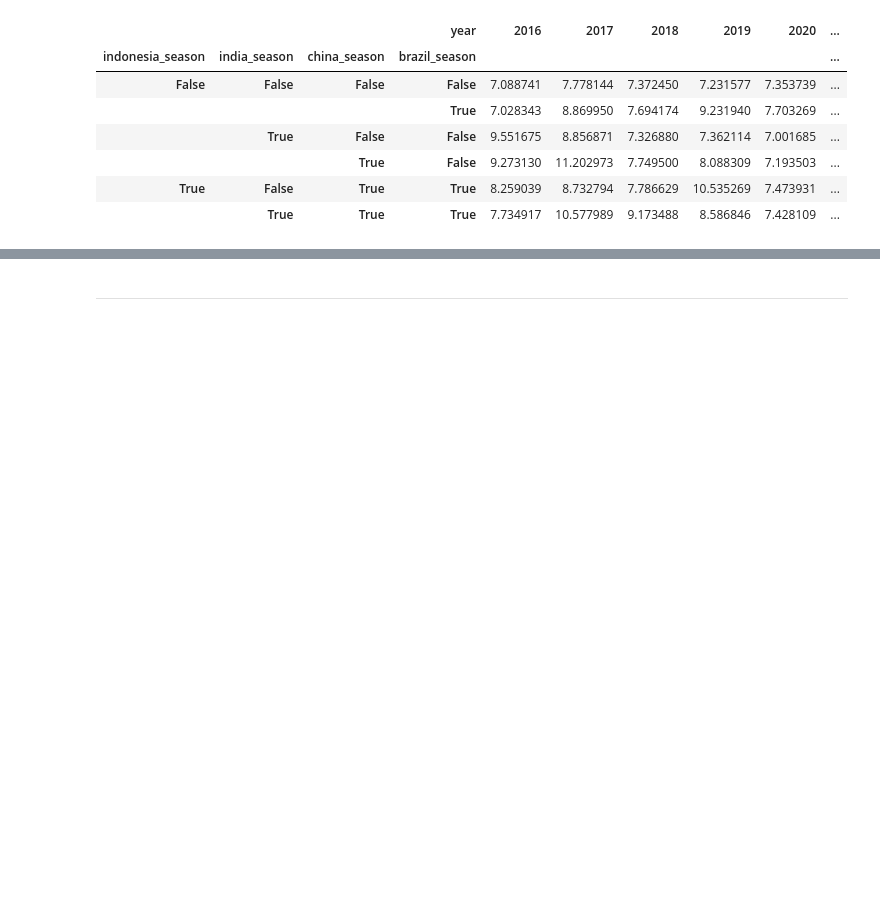
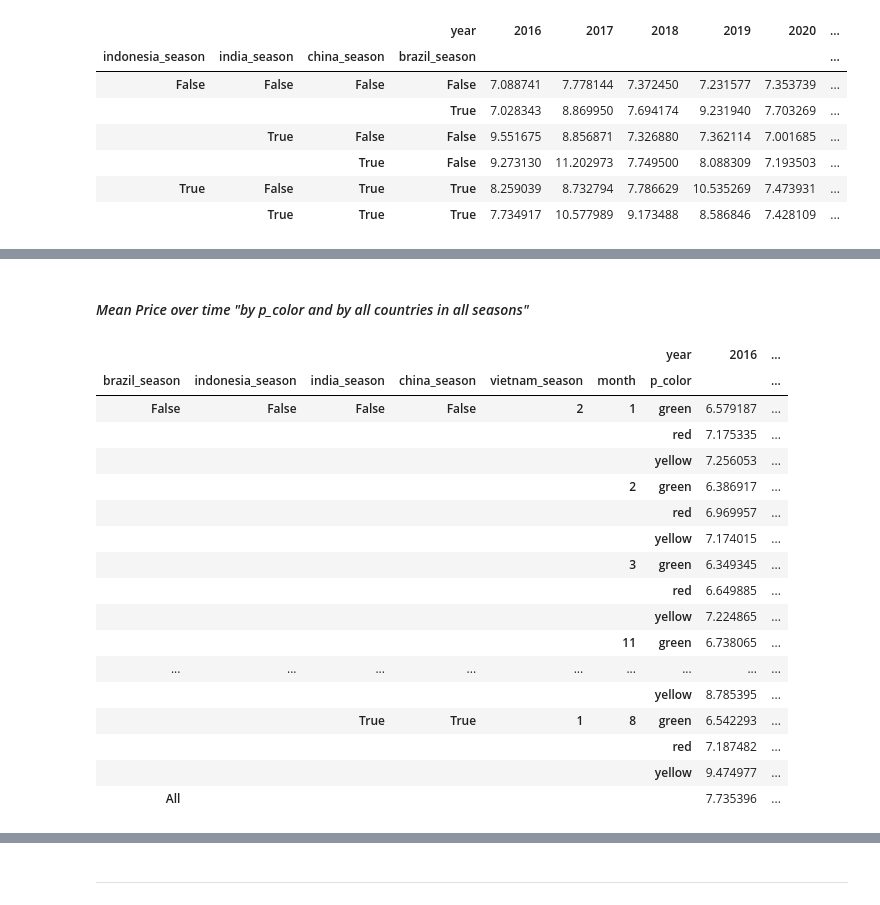
Before and after one commit to omar-ammar0/Intern_Final_Project, a Jupyter notebook: notebooks/Data_Cleaning/Task_1.ipynb, the cells around one changed output, grey strips where cells are left out. Saved outputs shown, nothing was run; the diff lists cells and outputs as text; code cells hidden in the pictures; blank space fills up the shorter version.

```diff
--- a/notebooks/Data_Cleaning/Task_1.ipynb
+++ b/notebooks/Data_Cleaning/Task_1.ipynb
@@ -313,0 +389,24 @@ pd.pivot_table(data=df,index=["indonesia_season","india_season","china_season","
+# %% [markdown]
+#### *Mean Price over time "by p_color and by all countries in all seasons"*
+# %%
+pd.pivot_table(data=df,columns='year',index=['brazil_season','indonesia_season','india_season','china_season','vietnam_season','month','p_color'],
+               values="price",aggfunc="mean",margins=True)
+# %% [output]
+|  |  |  |  |  |  | year | 2016 | ... |
+| brazil_season | indonesia_season | india_season | china_season | vietnam_season | month | p_color |  | ... |
+| False | False | False | False | 2 | 1 | green | 6.579187 | ... |
+|  |  |  |  |  |  | red | 7.175335 | ... |
+|  |  |  |  |  |  | yellow | 7.256053 | ... |
+|  |  |  |  |  | 2 | green | 6.386917 | ... |
+|  |  |  |  |  |  | red | 6.969957 | ... |
+|  |  |  |  |  |  | yellow | 7.174015 | ... |
+|  |  |  |  |  | 3 | green | 6.349345 | ... |
+|  |  |  |  |  |  | red | 6.649885 | ... |
+|  |  |  |  |  |  | yellow | 7.224865 | ... |
+|  |  |  |  |  | 11 | green | 6.738065 | ... |
+| ... | ... | ... | ... | ... | ... | ... | ... | ... |
+|  |  |  |  |  |  | yellow | 8.785395 | ... |
+|  |  | True | True | 1 | 8 | green | 6.542293 | ... |
+|  |  |  |  |  |  | red | 7.187482 | ... |
+|  |  |  |  |  |  | yellow | 9.474977 | ... |
+| All |  |  |  |  |  |  | 7.735396 | ... |
```
Also changed, not shown: parts of 12 cells of this notebook.
